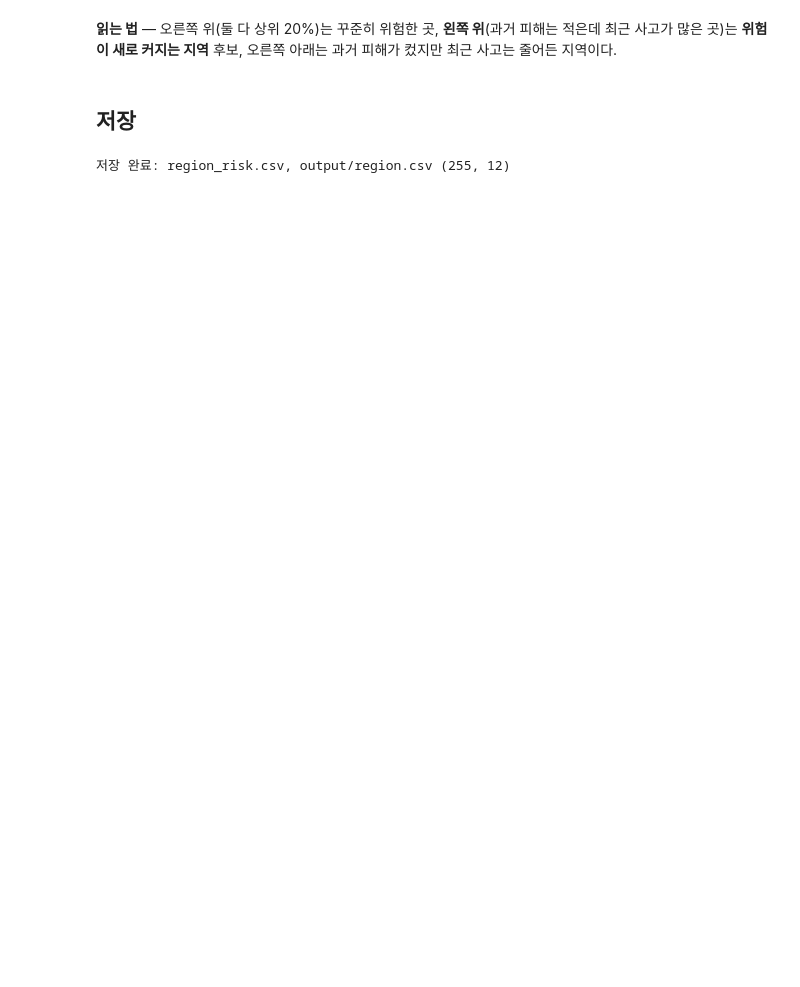
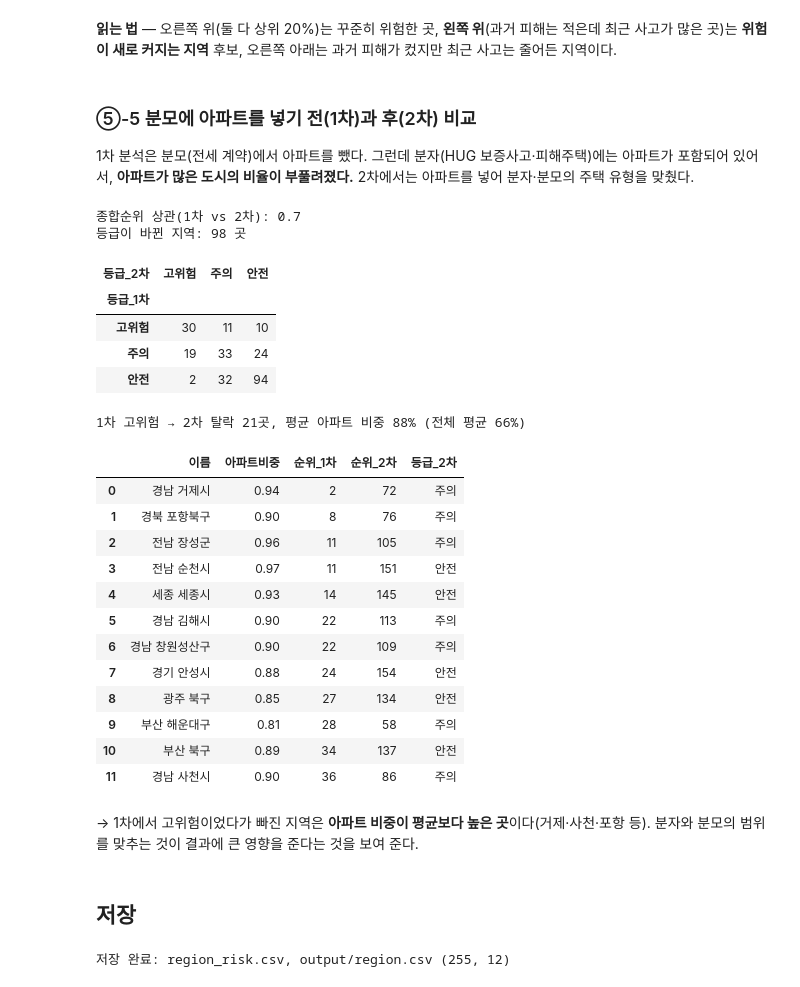
Before and after one commit to yoona0421-student/SEMESH-Android, a Jupyter notebook: analysis/notebooks/03_risk_grade.ipynb, the cells around one changed output. Saved outputs shown, nothing was run; the diff lists cells and outputs as text; code cells hidden in the pictures; blank space fills up the shorter version.

```diff
--- a/analysis/notebooks/03_risk_grade.ipynb
+++ b/analysis/notebooks/03_risk_grade.ipynb
@@ -326,6 +326,49 @@ plt.tight_layout(); plt.show()
 **읽는 법** — 오른쪽 위(둘 다 상위 20%)는 꾸준히 위험한 곳,
 **왼쪽 위**(과거 피해는 적은데 최근 사고가 많은 곳)는 **위험이 새로 커지는 지역** 후보,
 오른쪽 아래는 과거 피해가 컸지만 최근 사고는 줄어든 지역이다.
+# %% [markdown]
+### ⑤-5 분모에 아파트를 넣기 전(1차)과 후(2차) 비교
+1차 분석은 분모(전세 계약)에서 아파트를 뺐다. 그런데 분자(HUG 보증사고·피해주택)에는 아파트가 포함되어 있어서,
+**아파트가 많은 도시의 비율이 부풀려졌다.** 2차에서는 아파트를 넣어 분자·분모의 주택 유형을 맞췄다.
+# %%
+v1 = pd.read_csv(P / "region_risk_v1_no_apt.csv", dtype={"지역코드": str})
+cmp = v1[["지역코드", "순위", "등급"]].merge(res[["지역코드", "이름", "전세계약수", "전세_아파트", "순위", "등급"]],
+                                             on="지역코드", suffixes=("_1차", "_2차"))
+cmp["아파트비중"] = cmp["전세_아파트"] / cmp["전세계약수"]
+print("종합순위 상관(1차 vs 2차):", round(cmp["순위_1차"].corr(cmp["순위_2차"], method="spearman"), 3))
+print("등급이 바뀐 지역:", (cmp["등급_1차"] != cmp["등급_2차"]).sum(), "곳")
+display(pd.crosstab(cmp["등급_1차"], cmp["등급_2차"]).loc[["고위험", "주의", "안전"], ["고위험", "주의", "안전"]])
+
+# 1차에서 고위험이었다가 2차에서 빠진 지역 → 아파트 비중이 높았는지 확인
+dropped = cmp[(cmp["등급_1차"] == "고위험") & (cmp["등급_2차"] != "고위험")]
+print(f"1차 고위험 → 2차 탈락 {len(dropped)}곳, 평균 아파트 비중 {dropped['아파트비중'].mean():.0%} "
+      f"(전체 평균 {cmp['아파트비중'].mean():.0%})")
+dropped.sort_values("순위_1차")[["이름", "아파트비중", "순위_1차", "순위_2차", "등급_2차"]].round(2).head(12).reset_index(drop=True)
+# %% [output]
+종합순위 상관(1차 vs 2차): 0.7
+등급이 바뀐 지역: 98 곳
+| 등급_2차 | 고위험 | 주의 | 안전 |
+| 등급_1차 |  |  |  |
+| 고위험 | 30 | 11 | 10 |
+| 주의 | 19 | 33 | 24 |
+| 안전 | 2 | 32 | 94 |
+1차 고위험 → 2차 탈락 21곳, 평균 아파트 비중 88% (전체 평균 66%)
+|  | 이름 | 아파트비중 | 순위_1차 | 순위_2차 | 등급_2차 |
+| 0 | 경남 거제시 | 0.94 | 2 | 72 | 주의 |
+| 1 | 경북 포항북구 | 0.90 | 8 | 76 | 주의 |
+| 2 | 전남 장성군 | 0.96 | 11 | 105 | 주의 |
+| 3 | 전남 순천시 | 0.97 | 11 | 151 | 안전 |
+| 4 | 세종 세종시 | 0.93 | 14 | 145 | 안전 |
+| 5 | 경남 김해시 | 0.90 | 22 | 113 | 주의 |
+| 6 | 경남 창원성산구 | 0.90 | 22 | 109 | 주의 |
+| 7 | 경기 안성시 | 0.88 | 24 | 154 | 안전 |
+| 8 | 광주 북구 | 0.85 | 27 | 134 | 안전 |
+| 9 | 부산 해운대구 | 0.81 | 28 | 58 | 주의 |
+| 10 | 부산 북구 | 0.89 | 34 | 137 | 안전 |
+| 11 | 경남 사천시 | 0.90 | 36 | 86 | 주의 |
+# %% [markdown]
+→ 1차에서 고위험이었다가 빠진 지역은 **아파트 비중이 평균보다 높은 곳**이다(거제·사천·포항 등).
+분자와 분모의 범위를 맞추는 것이 결과에 큰 영향을 준다는 것을 보여 준다.
 # %% [markdown]
 ## 저장
 # %%
```
Also changed, not shown: parts of 14 cells of this notebook, 6 other files.
